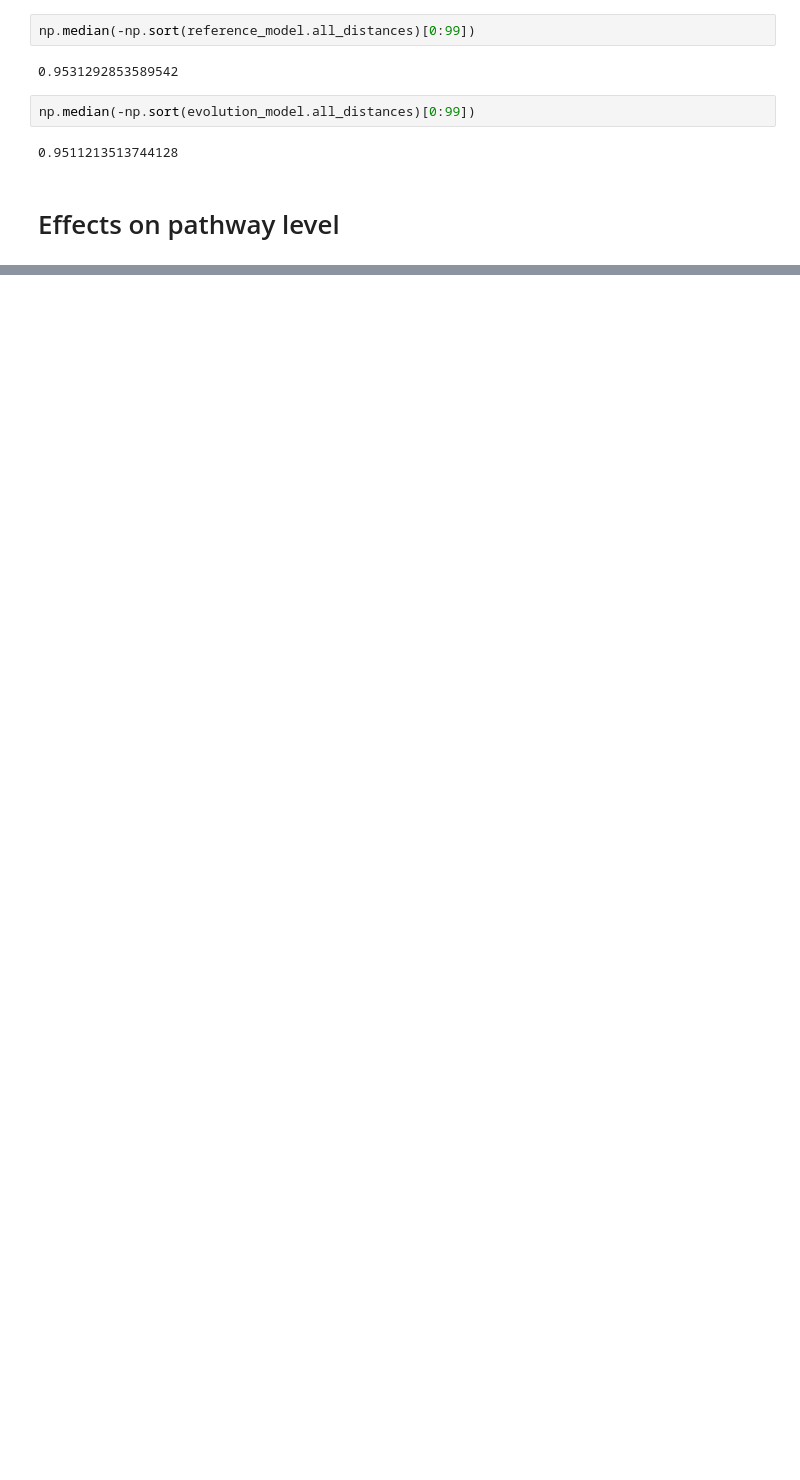
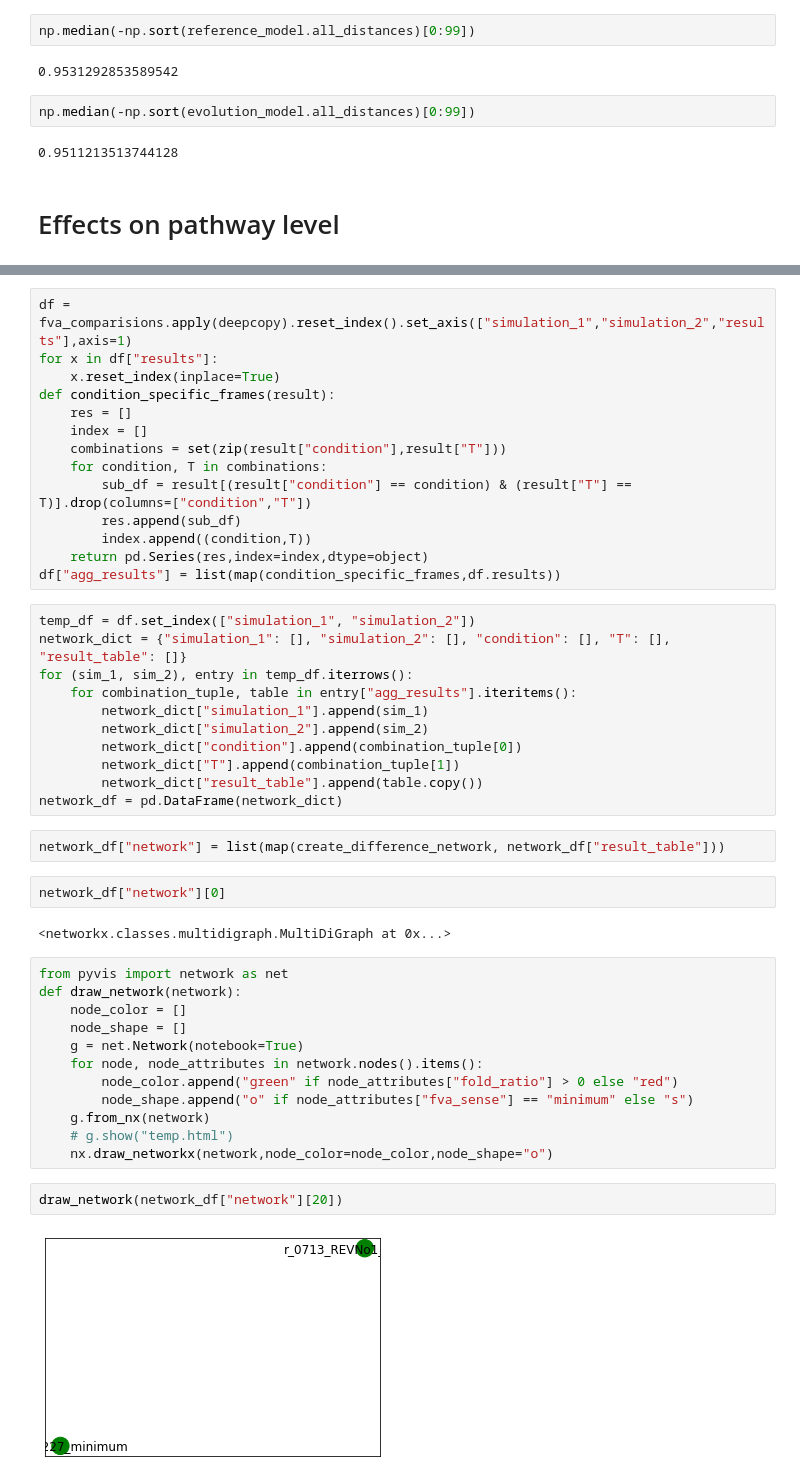
Before and after one commit to vetleser/BayesianGEM, a Jupyter notebook: code/visualization_for_manuscript.ipynb, the cells around one changed output, grey strips where cells are left out. Saved outputs shown, nothing was run; the diff lists cells and outputs as text; blank space fills up the shorter version.

Commit message:
State after adding FVA analysis with network visualization

```diff
--- a/code/visualization_for_manuscript.ipynb
+++ b/code/visualization_for_manuscript.ipynb
@@ -910,0 +1108,47 @@ np.median(-np.sort(evolution_model.all_distances)[0:99])
+# %%
+df = fva_comparisions.apply(deepcopy).reset_index().set_axis(["simulation_1","simulation_2","results"],axis=1)
+for x in df["results"]:
+    x.reset_index(inplace=True)
+def condition_specific_frames(result):
+    res = []
+    index = []
+    combinations = set(zip(result["condition"],result["T"]))
+    for condition, T in combinations:
+        sub_df = result[(result["condition"] == condition) & (result["T"] == T)].drop(columns=["condition","T"])
+        res.append(sub_df)
+        index.append((condition,T))
+    return pd.Series(res,index=index,dtype=object)
+df["agg_results"] = list(map(condition_specific_frames,df.results))
+# %%
+temp_df = df.set_index(["simulation_1", "simulation_2"])
+network_dict = {"simulation_1": [], "simulation_2": [], "condition": [], "T": [], "result_table": []}
+for (sim_1, sim_2), entry in temp_df.iterrows():
+    for combination_tuple, table in entry["agg_results"].iteritems():
+        network_dict["simulation_1"].append(sim_1)
+        network_dict["simulation_2"].append(sim_2)
+        network_dict["condition"].append(combination_tuple[0])
+        network_dict["T"].append(combination_tuple[1])
+        network_dict["result_table"].append(table.copy())
+network_df = pd.DataFrame(network_dict)
+# %%
+network_df["network"] = list(map(create_difference_network, network_df["result_table"]))
+# %%
+network_df["network"][0]
+# %% [output]
+<networkx.classes.multidigraph.MultiDiGraph at 0x...>
+# %%
+from pyvis import network as net
+def draw_network(network):
+    node_color = []
+    node_shape = []
+    g = net.Network(notebook=True)
+    for node, node_attributes in network.nodes().items():
+        node_color.append("green" if node_attributes["fold_ratio"] > 0 else "red")
+        node_shape.append("o" if node_attributes["fva_sense"] == "minimum" else "s")
+    g.from_nx(network)
+    # g.show("temp.html")
+    nx.draw_networkx(network,node_color=node_color,node_shape="o")
+# %%
+draw_network(network_df["network"][20])
+# %% [output]
+[figure, added]
```
Also changed, not shown: parts of 29 cells of this notebook.
